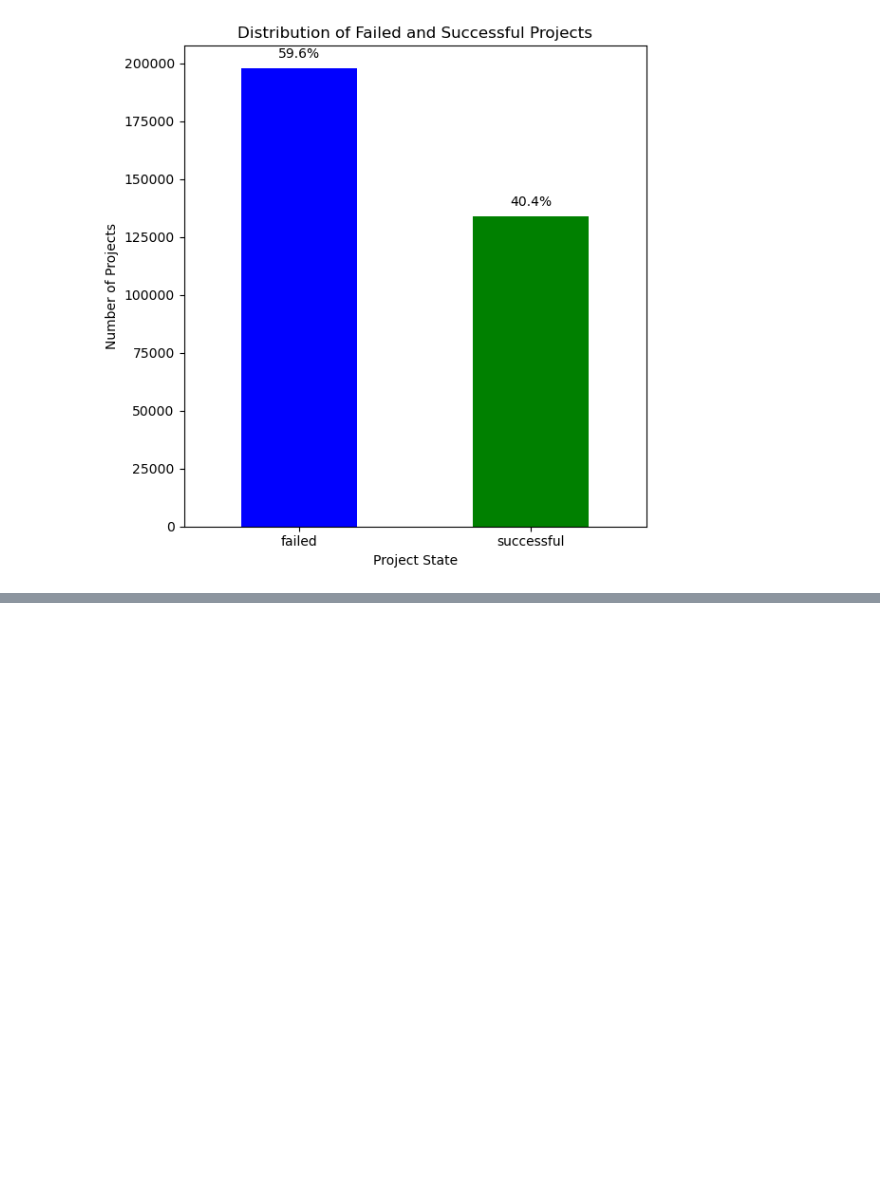
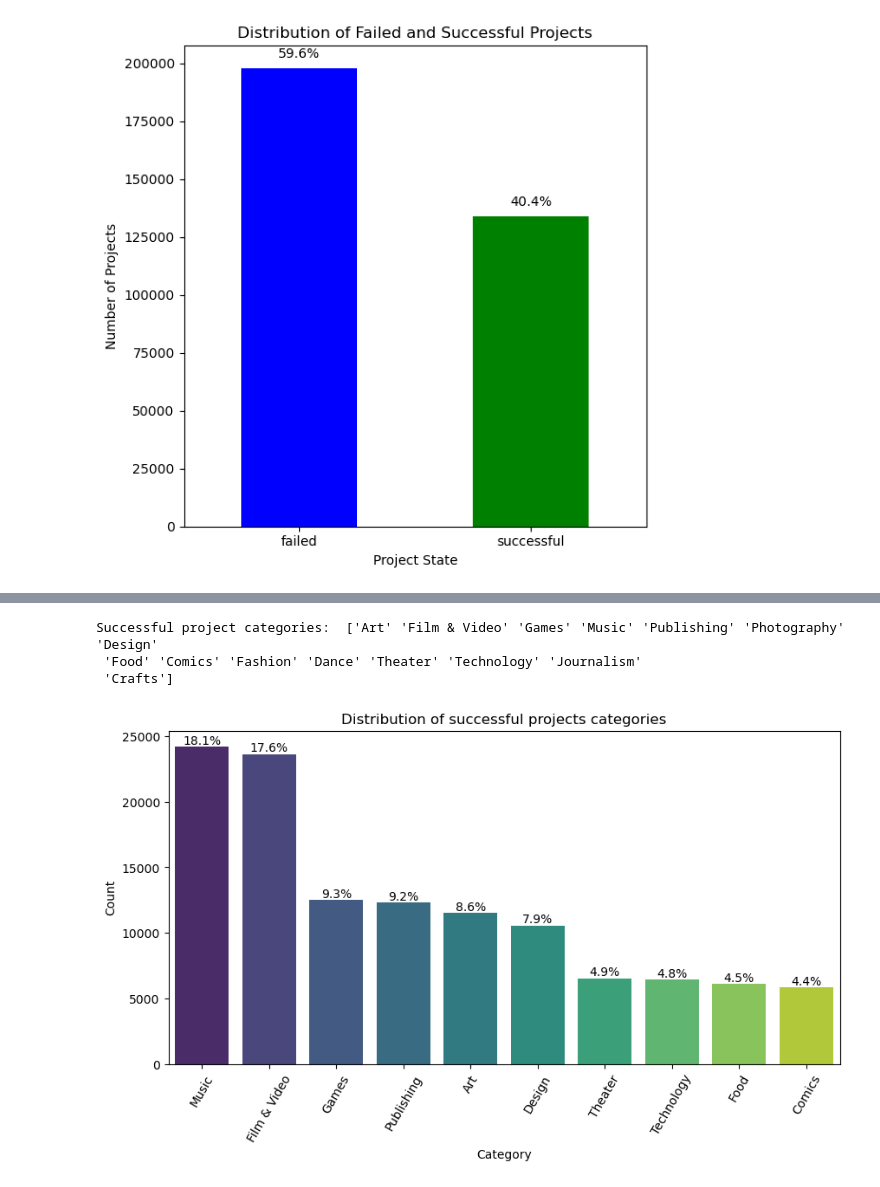
Before and after one commit to shazzad-hasan/kickstarter-projects, a Jupyter notebook: kickstarter-projects/EDA.ipynb, the cells around one changed output, grey strips where cells are left out. Cells and saved outputs as stored; diff of their text form; code cells hidden in the pictures; blank space fills up the shorter version.

Commit message:
added distribution of successful project categories

```diff
--- a/kickstarter-projects/EDA.ipynb
+++ b/kickstarter-projects/EDA.ipynb
@@ -40,0 +61,35 @@ plt.show()
+# %%
+successful_categories = df.loc[df['state']=='successful', 'main_category']
+print("Successful project categories: ", successful_categories.unique())
+# %% [output]
+Successful project categories:  ['Art' 'Film & Video' 'Games' 'Music' 'Publishing' 'Photography' 'Design'
+ 'Food' 'Comics' 'Fashion' 'Dance' 'Theater' 'Technology' 'Journalism'
+ 'Crafts']
+# %%
+# Count the occurances of each category
+successful_category_count = successful_categories.value_counts()
+
+# Select top 10 categories
+top_n = 10
+top_10_categories = successful_category_count[:top_n]
+
+# Total successful projects
+total_successful_projects = successful_category_count.sum()
+
+# Plot the distribution of top 10 categories
+plt.figure(figsize=(10,5))
+ax = sns.barplot(x=top_10_categories.index, y=top_10_categories.values, palette='viridis')
+
+# Add percentages on top of bars
+for p in ax.patches:
+    percentage = f"{100 * p.get_height() / total_successful_projects:.1f}%"  # Calculate percentage
+    ax.annotate(percentage, (p.get_x() + p.get_width() / 2, p.get_height()),
+                 ha='center', va='bottom', fontsize=10, color='black')
+
+plt.xlabel('Category')
+plt.ylabel('Count')
+plt.title('Distribution of successful projects categories')
+plt.xticks(rotation=60)
+plt.show()
+# %% [output]
+[figure, added]
```
Also changed, not shown: parts of 2 cells of this notebook.
